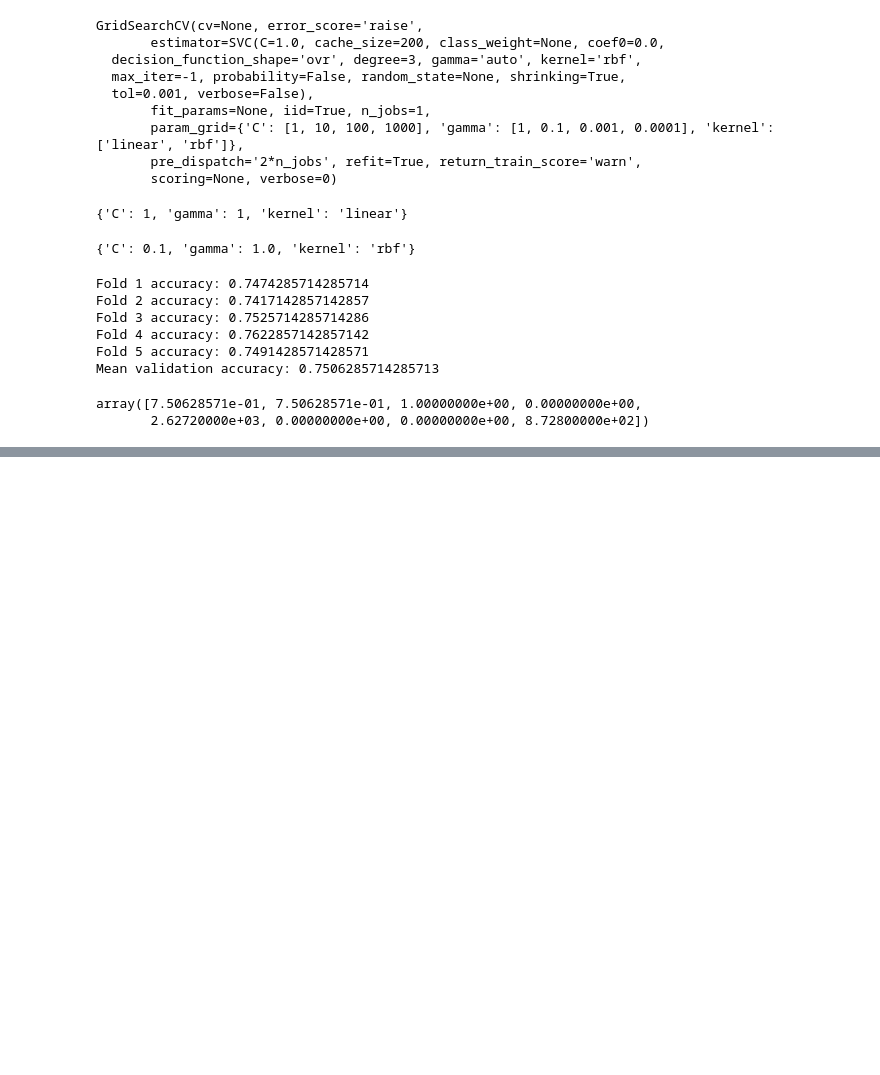
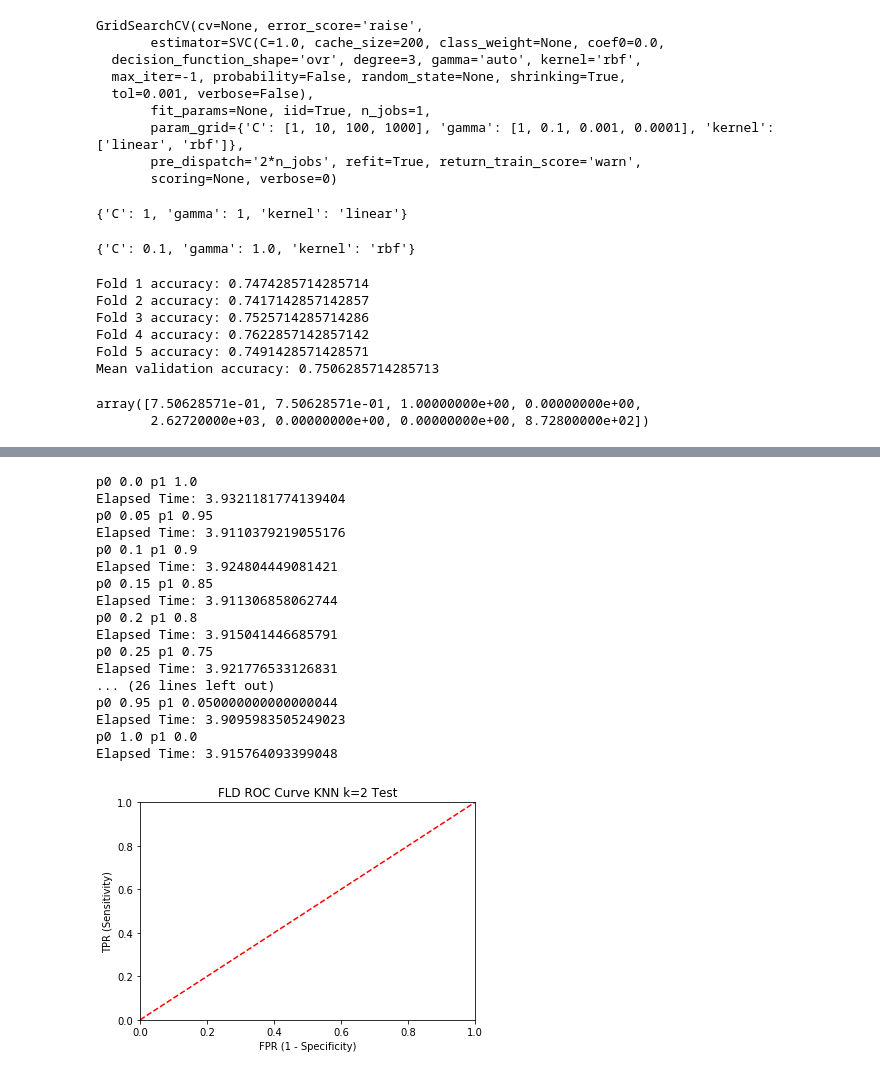
Before and after one commit to herronej/Aerial-Cactus-Identification, a Jupyter notebook: ECE_571_Group.ipynb, the cells around one changed output, grey strips where cells are left out. Saved outputs shown, nothing was run; the diff lists cells and outputs as text; code cells hidden in the pictures; blank space fills up the shorter version.

```diff
--- a/ECE_571_Group.ipynb
+++ b/ECE_571_Group.ipynb
@@ -259,7 +259,8 @@ def get_metrics(y_pred, y_truth, print_metrics = False, save=False, name='matrix
 
     if save:
         mat = np.asarray([ [tn, fp], [fn, tp] ])
-        np.savetxt(name, mat, delimiter=",")
+        np.savetxt(name + '.csv', mat, delimiter=",")
+        np.savetxt(name+'_pred.csv', y_pred, delimiter=",")
 
     return accuracy, sensitivity, precision, specificity, tp, tn, fp, fn
 # %%
@@ -1274,0 +1284,49 @@ Elapsed Time: 3.929708957672119
+# %%
+def plot_roc(fpr, tpr, title):
+
+    #auc = np.trapz(tpr, fpr)
+    plt.plot(fpr, tpr) #, label="data 1, auc="+str(auc))
+    plt.xlabel('FPR (1 - Specificity)')
+    plt.ylabel('TPR (Sensitivity)')
+    plt.plot([0, 1], [0, 1],'r--')
+    plt.xlim([0, 1])
+    plt.ylim([0, 1])
+    plt.title(title)
+    plt.show()
+# %%
+# plot knn roc curve
+tpr = []
+fpr = []
+
+# split 80/20
+f_train, f_test, f_train_labels, f_test_labels = train_test_split(f_training_images, training_labels, test_size=0.20, random_state=42)
+
+for i in range(0, 105, 5):
+    p0 = i*1.0 / 100.0
+    p1 = 1.0 - p0
+    print('p0', p0, 'p1', p1)
+    y_pred_knn = knn(f_train, f_train_labels, f_test, p0, p1, 2)
+    performance_metrics = get_metrics(f_test_labels, y_pred_knn)
+    tpr.append(performance_metrics[0])
+    fpr.append(1 - performance_metrics[1])
+
+plot_roc(fpr, tpr, 'FLD ROC Curve KNN k=2 Test')
+# %% [output]
+p0 0.0 p1 1.0
+Elapsed Time: 3.9321181774139404
+p0 0.05 p1 0.95
+Elapsed Time: 3.9110379219055176
+p0 0.1 p1 0.9
+Elapsed Time: 3.924804449081421
+p0 0.15 p1 0.85
+Elapsed Time: 3.911306858062744
+p0 0.2 p1 0.8
+Elapsed Time: 3.915041446685791
+p0 0.25 p1 0.75
+Elapsed Time: 3.921776533126831
+... (26 lines left out)
+p0 0.95 p1 0.050000000000000044
+Elapsed Time: 3.9095983505249023
+p0 1.0 p1 0.0
+Elapsed Time: 3.915764093399048
+[figure, added]
```
Also changed, not shown: parts of 12 cells of this notebook, 4 other files.
